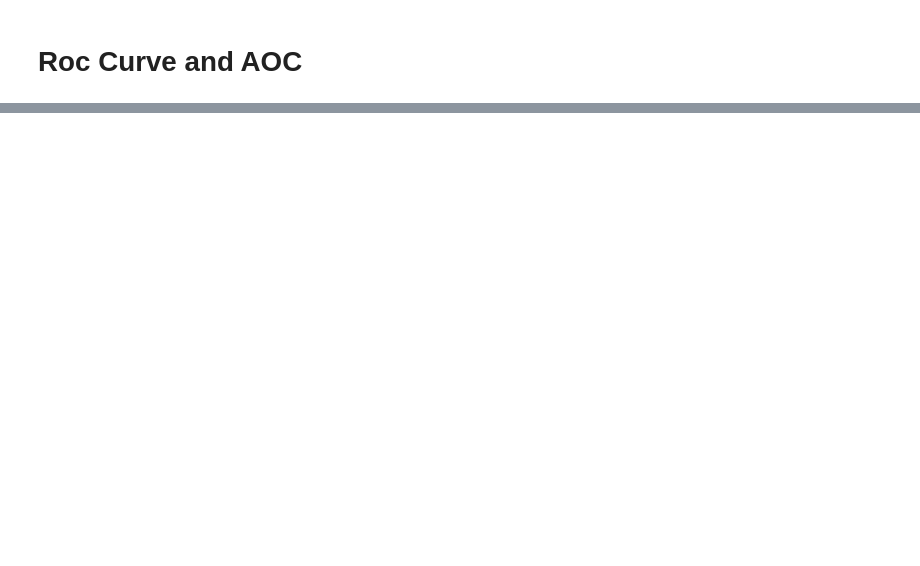
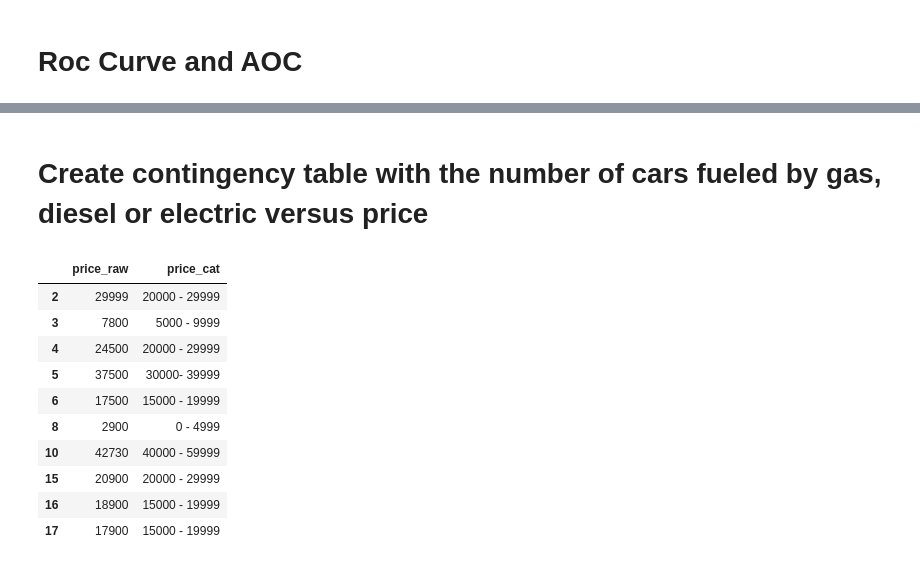
Before and after one commit to AleCecc/DA-SemesterProjekt, a Jupyter notebook: DA-Semesterprojekt.ipynb, the cells around one changed output, grey strips where cells are left out. Cells and saved outputs as stored; diff of their text form; code cells hidden in the pictures; blank space fills up the shorter version.

```diff
--- a/DA-Semesterprojekt.ipynb
+++ b/DA-Semesterprojekt.ipynb
@@ -552,0 +553,2 @@ plt.show()
+# %% [markdown]
+# Create contingency table with the number of cars fueled by gas, diesel or electric versus price
@@ -552,0 +568,22 @@ plt.show()
+# %%
+# Create new categorical variable 'price_cat'
+# Create labels
+labels = ['0 - 4999', '5000 - 9999', '10000 - 14999', '15000 - 19999', '20000 - 29999', '30000-  39999', '40000 - 59999', '60000 - 79999', '>80000']
+
+# Create new categorical variable
+df["price_cat"] = pd.cut(df['price_raw'], bins=[0, 5000, 10000, 15000, 20000, 30000, 40000, 60000, 80000, 170000], labels=labels)
+
+# Check values
+df[['price_raw', 'price_cat']].head(10)
+# %% [output]
+|  | price_raw | price_cat |
+| 2 | 29999 | 20000 - 29999 |
+| 3 | 7800 | 5000 - 9999 |
+| 4 | 24500 | 20000 - 29999 |
+| 5 | 37500 | 30000- 39999 |
+| 6 | 17500 | 15000 - 19999 |
+| 8 | 2900 | 0 - 4999 |
+| 10 | 42730 | 40000 - 59999 |
+| 15 | 20900 | 20000 - 29999 |
+| 16 | 18900 | 15000 - 19999 |
+| 17 | 17900 | 15000 - 19999 |
```
Also changed, not shown: parts of 11 cells of this notebook.
